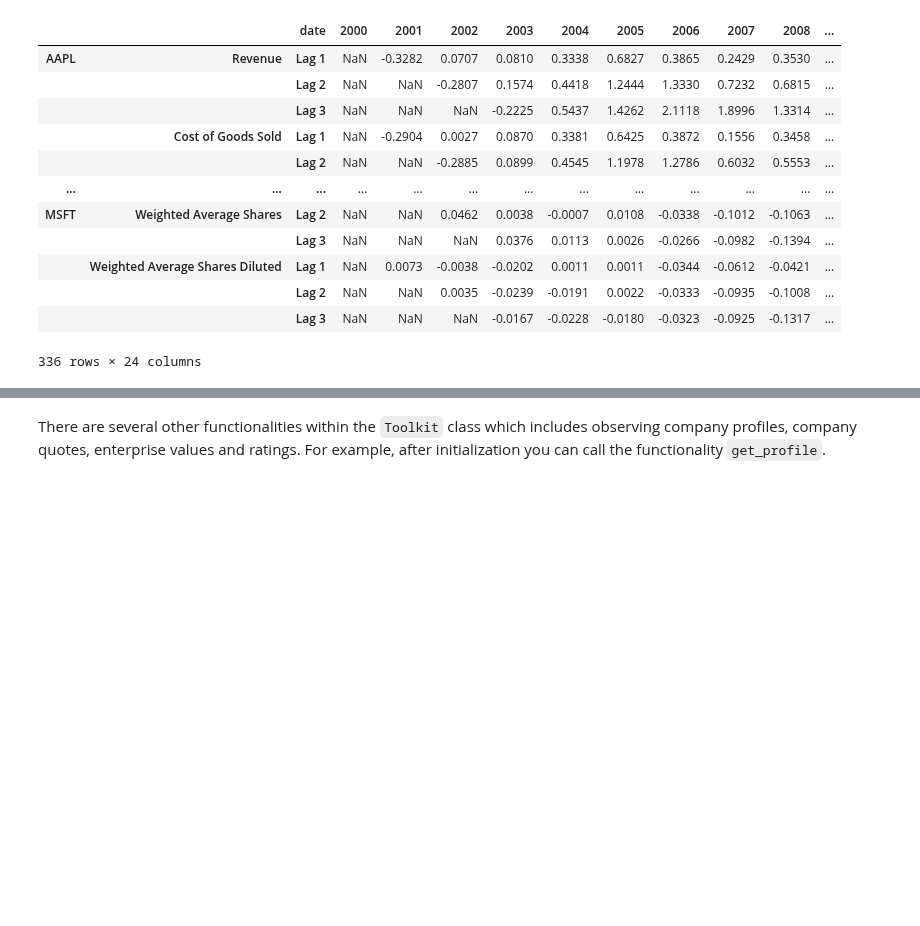
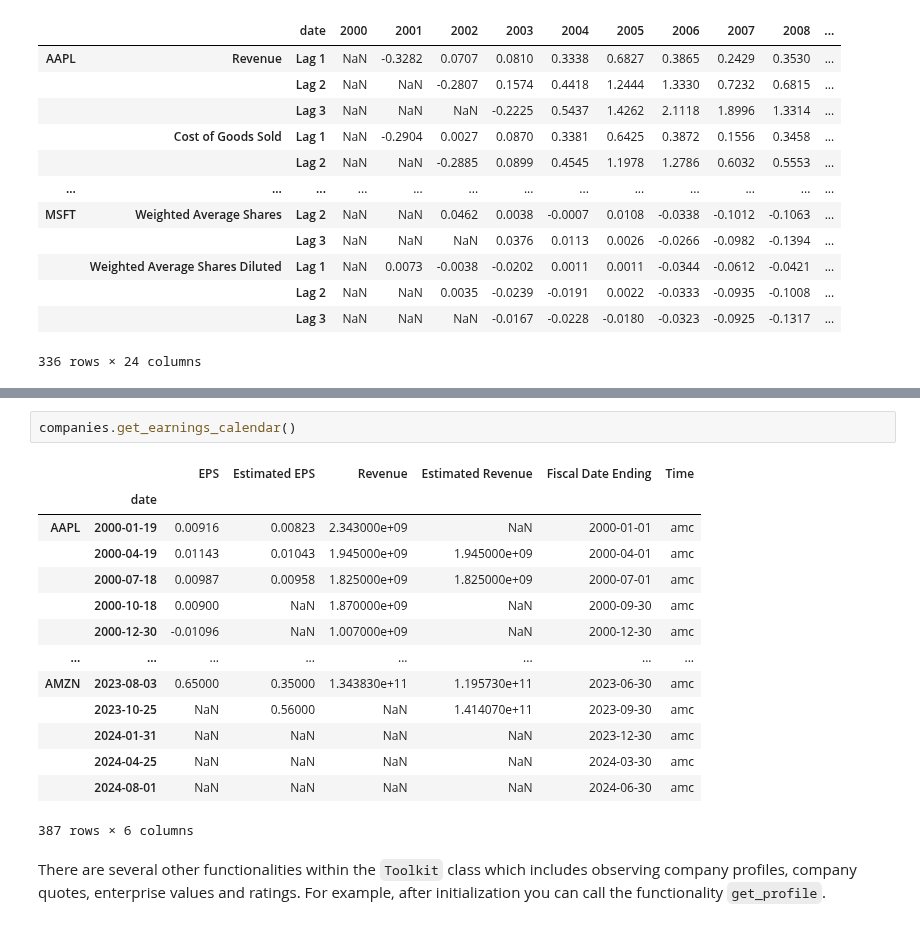
Before and after one commit to JerBouma/FinanceToolkit, a Jupyter notebook: examples/Finance Toolkit - 1. Getting Started.ipynb, the cells around one changed output, grey strips where cells are left out. Cells and saved outputs as stored; diff of their text form; blank space fills up the shorter version.

```diff
--- a/examples/Finance Toolkit - 1. Getting Started.ipynb
+++ b/examples/Finance Toolkit - 1. Getting Started.ipynb
@@ -233,4 +271,21 @@ companies.get_analyst_estimates()
 76 rows × 25 columns
+# %%
+companies.get_earnings_calendar()
+# %% [output]
+|  |  | EPS | Estimated EPS | Revenue | Estimated Revenue | Fiscal Date Ending | Time |
+|  | date |  |  |  |  |  |  |
+| AAPL | 2000-01-19 | 0.00916 | 0.00823 | 2.343000e+09 | NaN | 2000-01-01 | amc |
+|  | 2000-04-19 | 0.01143 | 0.01043 | 1.945000e+09 | 1.945000e+09 | 2000-04-01 | amc |
+|  | 2000-07-18 | 0.00987 | 0.00958 | 1.825000e+09 | 1.825000e+09 | 2000-07-01 | amc |
+|  | 2000-10-18 | 0.00900 | NaN | 1.870000e+09 | NaN | 2000-09-30 | amc |
+|  | 2000-12-30 | -0.01096 | NaN | 1.007000e+09 | NaN | 2000-12-30 | amc |
+| ... | ... | ... | ... | ... | ... | ... | ... |
+| AMZN | 2023-08-03 | 0.65000 | 0.35000 | 1.343830e+11 | 1.195730e+11 | 2023-06-30 | amc |
+|  | 2023-10-25 | NaN | 0.56000 | NaN | 1.414070e+11 | 2023-09-30 | amc |
+|  | 2024-01-31 | NaN | NaN | NaN | NaN | 2023-12-30 | amc |
+|  | 2024-04-25 | NaN | NaN | NaN | NaN | 2024-03-30 | amc |
+|  | 2024-08-01 | NaN | NaN | NaN | NaN | 2024-06-30 | amc |
+387 rows × 6 columns
 # %% [markdown]
 There are several other functionalities within the `Toolkit` class which includes observing company profiles, company quotes, enterprise values and ratings. For example, after initialization you can call the functionality `get_profile`.
 # %%
```
Also changed, not shown: parts of 14 cells of this notebook.
